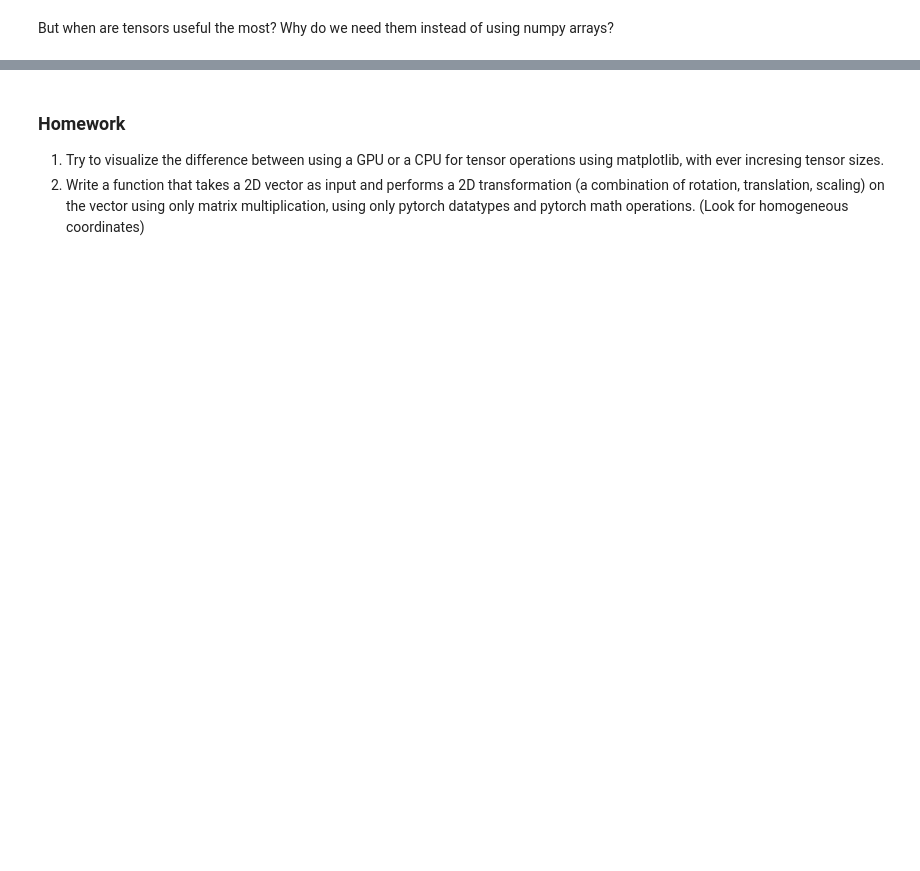
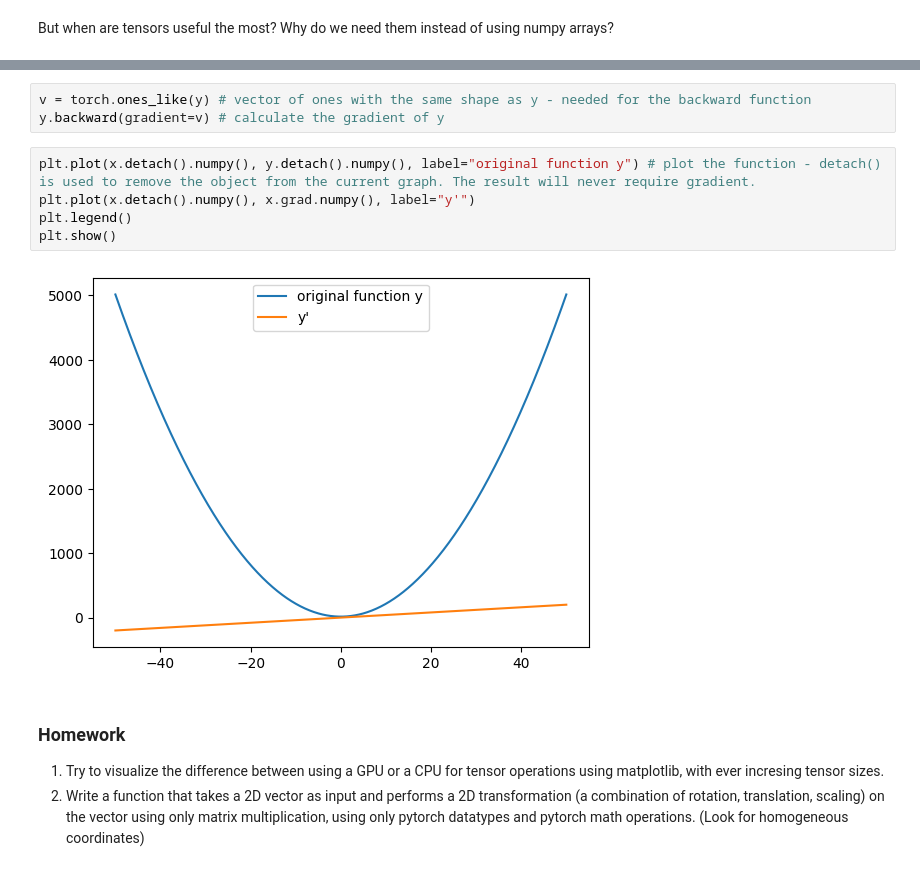
Before and after one commit to dhirling/biomag_mentoring, a Jupyter notebook: 2/2_tensors.ipynb, the cells around one changed output, grey strips where cells are left out. Saved outputs shown, nothing was run; the diff lists cells and outputs as text; blank space fills up the shorter version.

```diff
--- a/2/2_tensors.ipynb
+++ b/2/2_tensors.ipynb
@@ -100,3 +131,13 @@ print(elapsed)
+# %%
+v = torch.ones_like(y) # vector of ones with the same shape as y - needed for the backward function
+y.backward(gradient=v) # calculate the gradient of y
+# %%
+plt.plot(x.detach().numpy(), y.detach().numpy(), label="original function y") # plot the function - detach() is used to remove the object from the current graph. The result will never require gradient.
+plt.plot(x.detach().numpy(), x.grad.numpy(), label="y'")
+plt.legend()
+plt.show()
+# %% [output]
+[figure, added]
 # %% [markdown]
 ### Homework
 
```
Also changed, not shown: parts of 25 cells of this notebook, 1 other file.
